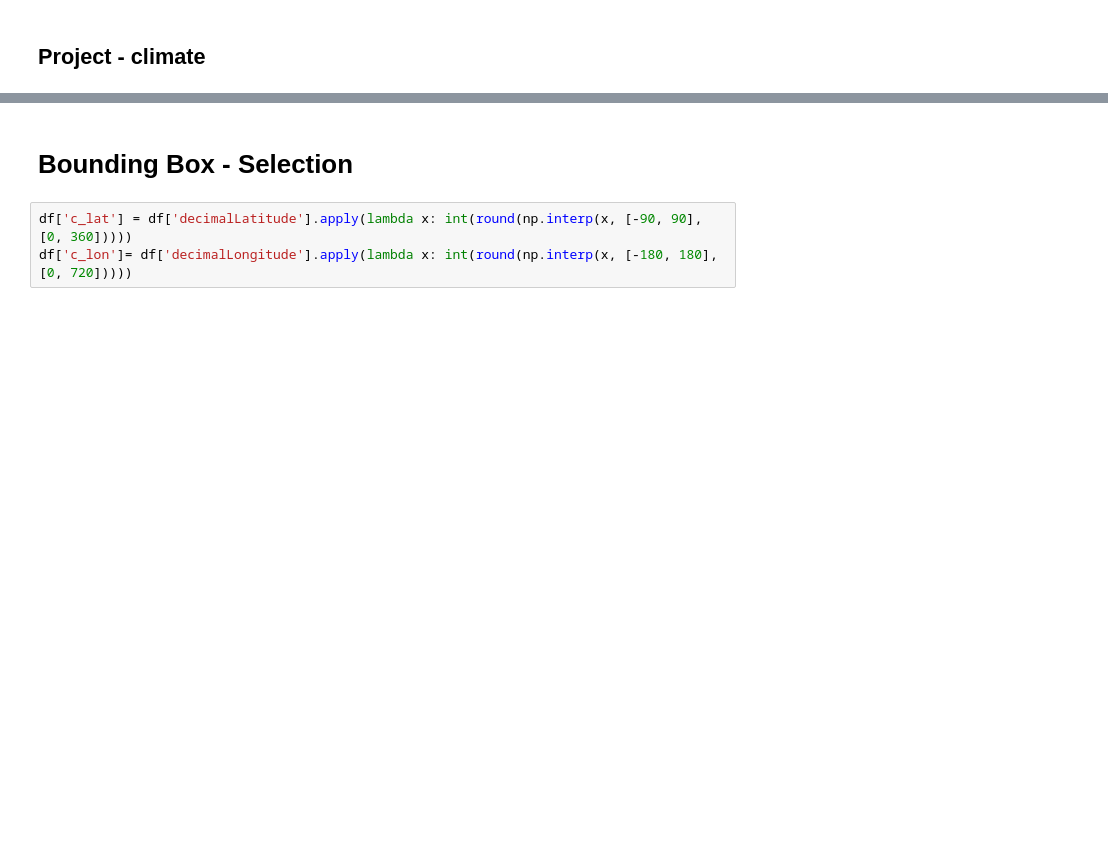
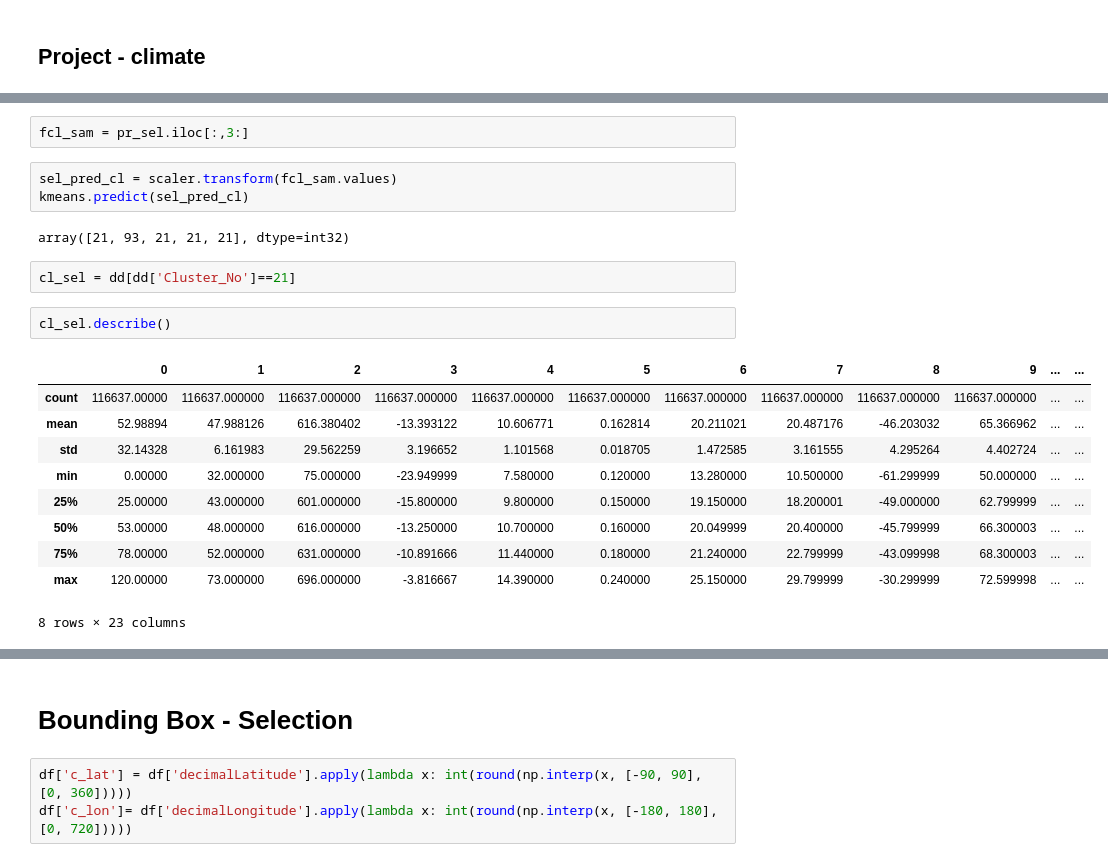
Before and after one commit to dadavie/planetary_garden, a Jupyter notebook: notebooks/Notebook_DavidSchildberger_Model.ipynb, the cells around one changed output, grey strips where cells are left out. Drawn from its saved outputs; the diff is of its cells as text; blank space fills up the shorter version.

```diff
--- a/notebooks/Notebook_DavidSchildberger_Model.ipynb
+++ b/notebooks/Notebook_DavidSchildberger_Model.ipynb
@@ -484,0 +488,22 @@ plt.show()
+# %%
+fcl_sam = pr_sel.iloc[:,3:]
+# %%
+sel_pred_cl = scaler.transform(fcl_sam.values)
+kmeans.predict(sel_pred_cl)
+# %% [output]
+array([21, 93, 21, 21, 21], dtype=int32)
+# %%
+cl_sel = dd[dd['Cluster_No']==21]
+# %%
+cl_sel.describe()
+# %% [output]
+|  | 0 | 1 | 2 | 3 | 4 | 5 | 6 | 7 | 8 | 9 | ... | ... |
+| count | 116637.00000 | 116637.000000 | 116637.000000 | 116637.000000 | 116637.000000 | 116637.000000 | 116637.000000 | 116637.000000 | 116637.000000 | 116637.000000 | ... | ... |
+| mean | 52.98894 | 47.988126 | 616.380402 | -13.393122 | 10.606771 | 0.162814 | 20.211021 | 20.487176 | -46.203032 | 65.366962 | ... | ... |
+| std | 32.14328 | 6.161983 | 29.562259 | 3.196652 | 1.101568 | 0.018705 | 1.472585 | 3.161555 | 4.295264 | 4.402724 | ... | ... |
+| min | 0.00000 | 32.000000 | 75.000000 | -23.949999 | 7.580000 | 0.120000 | 13.280000 | 10.500000 | -61.299999 | 50.000000 | ... | ... |
+| 25% | 25.00000 | 43.000000 | 601.000000 | -15.800000 | 9.800000 | 0.150000 | 19.150000 | 18.200001 | -49.000000 | 62.799999 | ... | ... |
+| 50% | 53.00000 | 48.000000 | 616.000000 | -13.250000 | 10.700000 | 0.160000 | 20.049999 | 20.400000 | -45.799999 | 66.300003 | ... | ... |
+| 75% | 78.00000 | 52.000000 | 631.000000 | -10.891666 | 11.440000 | 0.180000 | 21.240000 | 22.799999 | -43.099998 | 68.300003 | ... | ... |
+| max | 120.00000 | 73.000000 | 696.000000 | -3.816667 | 14.390000 | 0.240000 | 25.150000 | 29.799999 | -30.299999 | 72.599998 | ... | ... |
+8 rows × 23 columns
```
Also changed, not shown: parts of 27 cells of this notebook.
